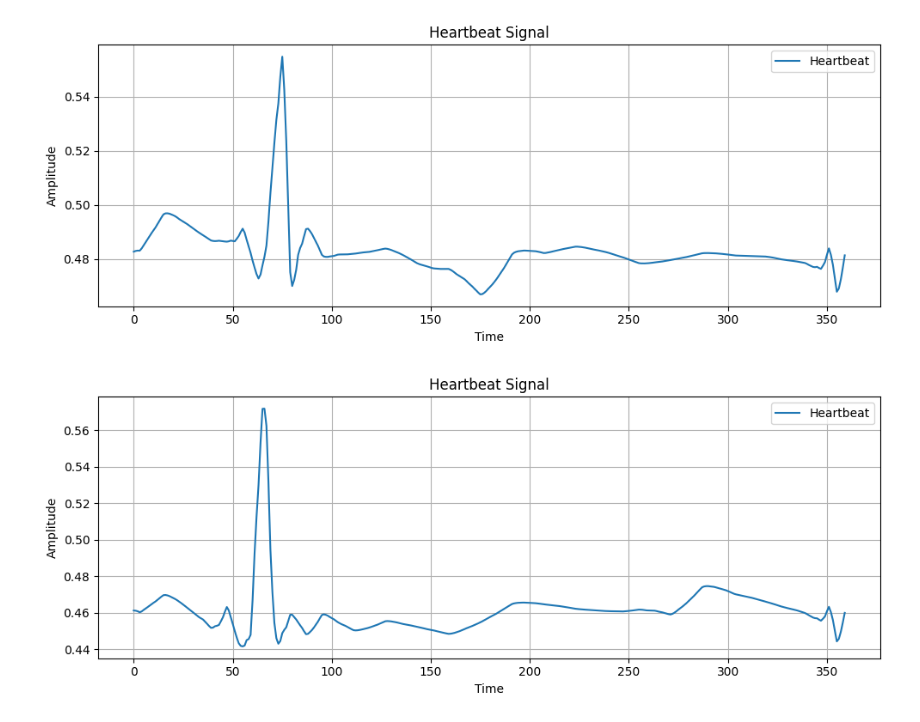
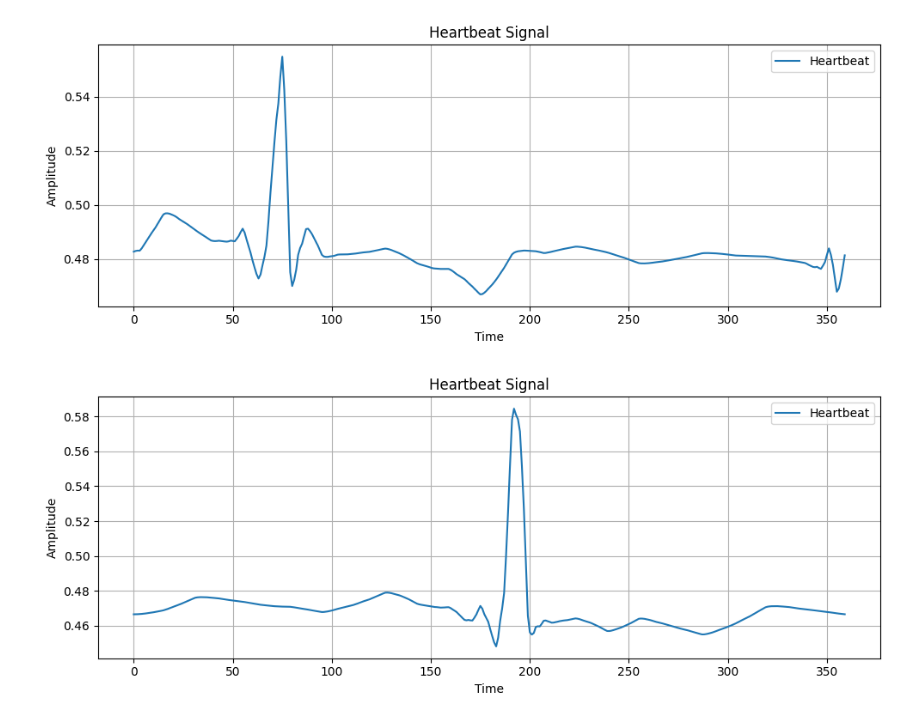
Before and after one commit to arthurdesma/Arrhythmia_Detection_and_Classification, a Jupyter notebook: data_treatement_test.ipynb, the cells around one changed output. Cells and saved outputs as stored; diff of their text form; code cells hidden in the pictures.

```diff
--- a/data_treatement_test.ipynb
+++ b/data_treatement_test.ipynb
@@ -289,21 +289,21 @@ plt.show()
 # %%
 import matplotlib.pyplot as plt
 import numpy as np
 
-heartbeat_values = df_fusionné.iloc[100,1:]
+heartbeat_values = df_fusionné.iloc[2,1:]
 heartbeat_values
 # Creating a time axis for the 3600 points, assuming each point represents a unit of time
 time_axis = np.arange(0, 360)
 
 # Plotting the heartbeat
 plt.figure(figsize=(10, 4))
 plt.plot(time_axis, heartbeat_values, label='Heartbeat')
 plt.xlabel('Time')
 plt.ylabel('Amplitude')
 plt.title('Heartbeat Signal')
 plt.legend()
 plt.grid(True)
 plt.tight_layout()
 plt.show()
 # %% [output]
-[figure, old version]
+[figure, new version]
```
Also changed, not shown: parts of 4 cells of this notebook, 1 other file.
